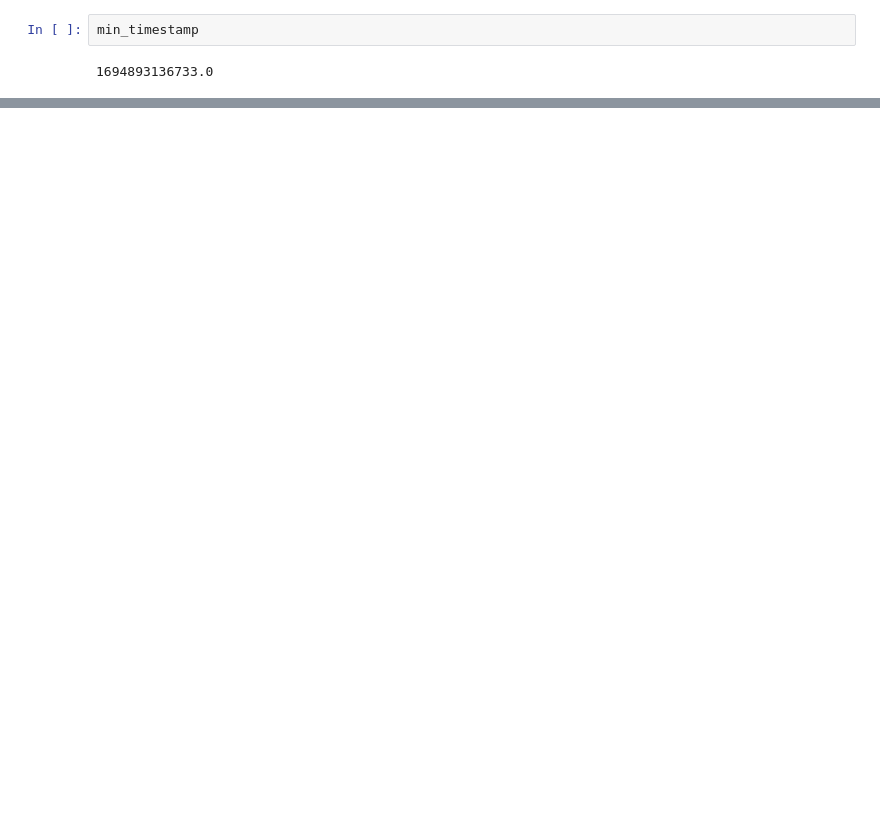
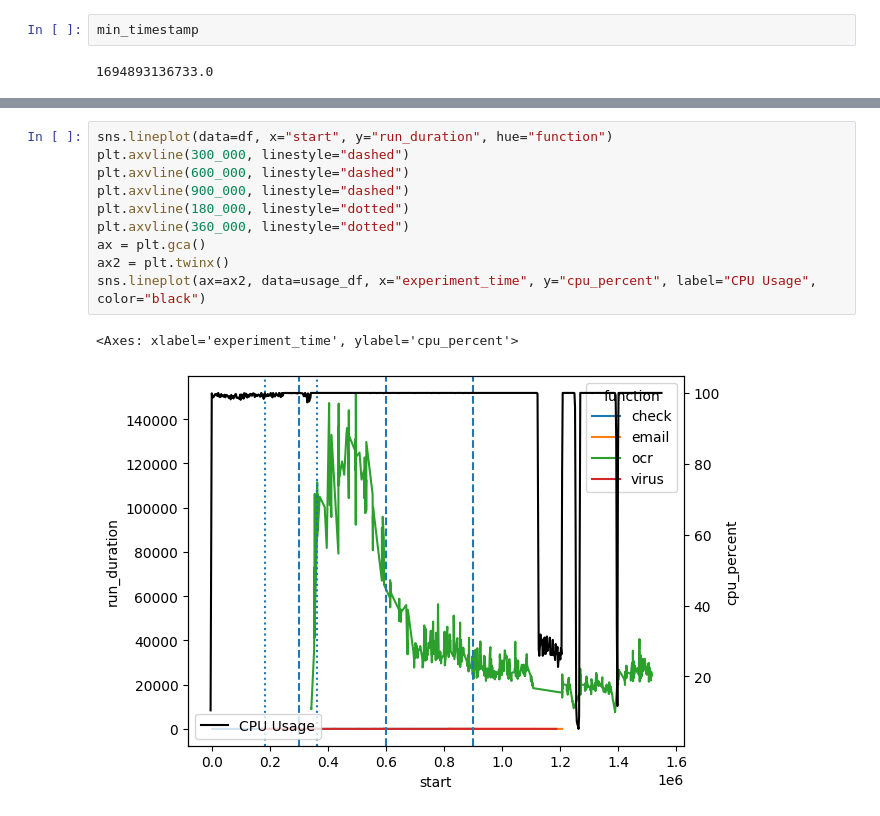
Before and after one commit to umbrellerde/nuclio, a Jupyter notebook: profaastinate/evaluation/stats/stats.ipynb, the cells around one changed output, grey strips where cells are left out. Drawn from its saved outputs; the diff is of its cells as text; blank space fills up the shorter version.

Commit message:
📈 first experiment runs

```diff
--- a/profaastinate/evaluation/stats/stats.ipynb
+++ b/profaastinate/evaluation/stats/stats.ipynb
@@ -137,0 +138,13 @@ sns.lineplot(ax=ax2, data=usage_df, x="experiment_time", y="cpu_percent")
+# %%
+sns.lineplot(data=df, x="start", y="run_duration", hue="function")
+plt.axvline(300_000, linestyle="dashed")
+plt.axvline(600_000, linestyle="dashed")
+plt.axvline(900_000, linestyle="dashed")
+plt.axvline(180_000, linestyle="dotted")
+plt.axvline(360_000, linestyle="dotted")
+ax = plt.gca()
+ax2 = plt.twinx()
+sns.lineplot(ax=ax2, data=usage_df, x="experiment_time", y="cpu_percent", label="CPU Usage", color="black")
+# %% [output]
+<Axes: xlabel='experiment_time', ylabel='cpu_percent'>
+[figure, added]
```
Also changed, not shown: parts of 6 cells of this notebook, 12 other files.
